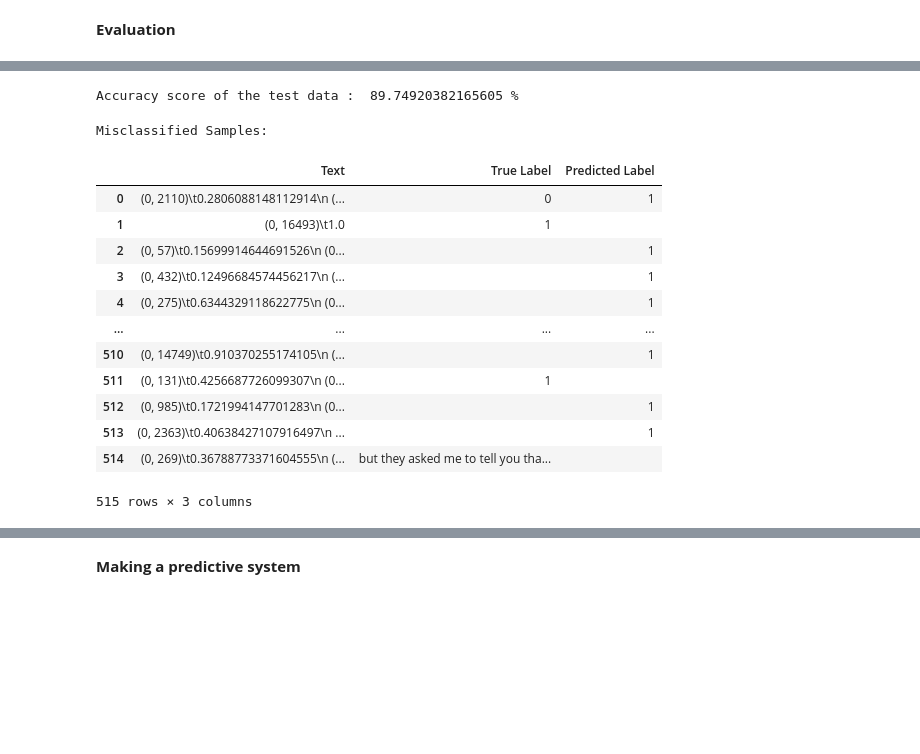
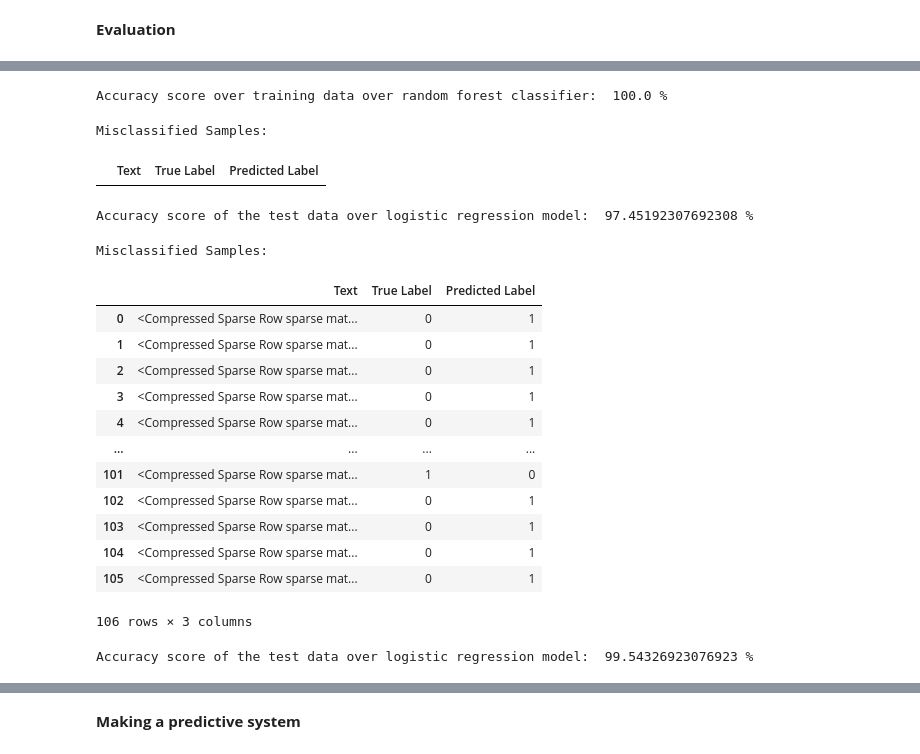
Before and after one commit to Aniket6334/Fake-News-Detector, a Jupyter notebook: Fake_News_Detector.ipynb, the cells around one changed output, grey strips where cells are left out. Cells and saved outputs as stored; diff of their text form; code cells hidden in the pictures; blank space fills up the shorter version.

```diff
--- a/Fake_News_Detector.ipynb
+++ b/Fake_News_Detector.ipynb
@@ -207,7 +187,7 @@ print(Y)
 # %%
 # @title TF - IDF
 # converting the textual data to numerical data
-vectorizer = TfidfVectorizer()
+vectorizer = TfidfVectorizer(ngram_range=(1, 2))
 vectorizer.fit(X)
 
 X = vectorizer.transform(X)
@@ -240,4 +218,5 @@ model = LogisticRegression()
 # %%
-model.fit(X_train, Y_train)
+lr_model = LogisticRegression()
+lr_model.fit(X_train, Y_train)
 # %% [output]
 LogisticRegression()
@@ -281,31 +272,54 @@ Misclassified Samples:
+# %%
+# accuracy score on the training data : Random Forest Classifier
+X_train_prediction_rf = rf_model.predict(X_train)
+training_data_accuracy = accuracy_score(X_train_prediction_rf, Y_train)
+print('Accuracy score over training data over random forest classifier: ', training_data_accuracy*100, '%')
+# %% [output]
+Accuracy score over training data over random forest classifier:  100.0 %
+# %%
+# @title Analyze incorrect predictions (Train) : Random Forest Classifier
+incorrect_preds = X_train[(X_train_prediction_rf != Y_train)]
+incorrect_df = pd.DataFrame({'Text': incorrect_preds, 'True Label': Y_train[(X_train_prediction_rf != Y_train)],
+                             'Predicted Label': X_train_prediction_rf[(X_train_prediction_rf != Y_train)]})
+print("Misclassified Samples:")
+incorrect_df.head()
+# %% [output]
+Misclassified Samples:
+|  | Text | True Label | Predicted Label |
 # %%
-# accuracy score on the test data
-X_test_prediction = model.predict(X_test)
-test_data_accuracy = accuracy_score(X_test_prediction, Y_test)
+# accuracy score on the test data : Logistic Regression
+X_test_prediction_lr = lr_model.predict(X_test)
+test_data_accuracy = accuracy_score(X_test_prediction_lr, Y_test)
+print('Accuracy score of the test data over logistic regression model: ', test_data_accuracy*100, '%')
+# %% [output]
+Accuracy score of the test data over logistic regression model:  97.45192307692308 %
-# %%
-print('Accuracy score of the test data : ', test_data_accuracy*100, '%')
-# %% [output]
-Accuracy score of the test data :  89.74920382165605 %
 # %%
-# @title Analyze incorrect predictions
+# @title Analyze incorrect predictions (Test) : Logistic Regression
 import pandas as pd
-incorrect_preds = X_test[(X_test_prediction != Y_test)]
-incorrect_df = pd.DataFrame({'Text': incorrect_preds, 'True Label': Y_test[(X_test_prediction != Y_test)],
-                             'Predicted Label': X_test_prediction[(X_test_prediction != Y_test)]})
+incorrect_preds = X_test[(X_test_prediction_lr != Y_test)]
+incorrect_df = pd.DataFrame({'Text': incorrect_preds, 'True Label': Y_test[(X_test_prediction_lr != Y_test)],
+                             'Predicted Label': X_test_prediction_lr[(X_test_prediction_lr != Y_test)]})
 print("Misclassified Samples:")
 incorrect_df
 # %% [output]
 Misclassified Samples:
 |  | Text | True Label | Predicted Label |
-| 0 | (0, 2110)\t0.2806088148112914\n (... | 0 | 1 |
-| 1 | (0, 16493)\t1.0 | 1 |  |
-| 2 | (0, 57)\t0.15699914644691526\n (0... |  | 1 |
-| 3 | (0, 432)\t0.12496684574456217\n (... |  | 1 |
-| 4 | (0, 275)\t0.6344329118622775\n (0... |  | 1 |
+| 0 | <Compressed Sparse Row sparse mat... | 0 | 1 |
+| 1 | <Compressed Sparse Row sparse mat... | 0 | 1 |
+| 2 | <Compressed Sparse Row sparse mat... | 0 | 1 |
+| 3 | <Compressed Sparse Row sparse mat... | 0 | 1 |
+| 4 | <Compressed Sparse Row sparse mat... | 0 | 1 |
 | ... | ... | ... | ... |
-| 510 | (0, 14749)\t0.910370255174105\n (... |  | 1 |
-| 511 | (0, 131)\t0.4256687726099307\n (0... | 1 |  |
-| 512 | (0, 985)\t0.1721994147701283\n (0... |  | 1 |
-| 513 | (0, 2363)\t0.40638427107916497\n ... |  | 1 |
-| 514 | (0, 269)\t0.36788773371604555\n (... | but they asked me to tell you tha... |  |
+| 101 | <Compressed Sparse Row sparse mat... | 1 | 0 |
+| 102 | <Compressed Sparse Row sparse mat... | 0 | 1 |
+| 103 | <Compressed Sparse Row sparse mat... | 0 | 1 |
+| 104 | <Compressed Sparse Row sparse mat... | 0 | 1 |
+| 105 | <Compressed Sparse Row sparse mat... | 0 | 1 |
-515 rows × 3 columns
+106 rows × 3 columns
+# %%
+# accuracy score on the test data : Random Forest Classifier
+X_test_prediction_rf = rf_model.predict(X_test)
+test_data_accuracy = accuracy_score(X_test_prediction_rf, Y_test)
+print('Accuracy score of the test data over logistic regression model: ', test_data_accuracy*100, '%')
+# %% [output]
+Accuracy score of the test data over logistic regression model:  99.54326923076923 %
```
Also changed, not shown: parts of 27 cells of this notebook.
